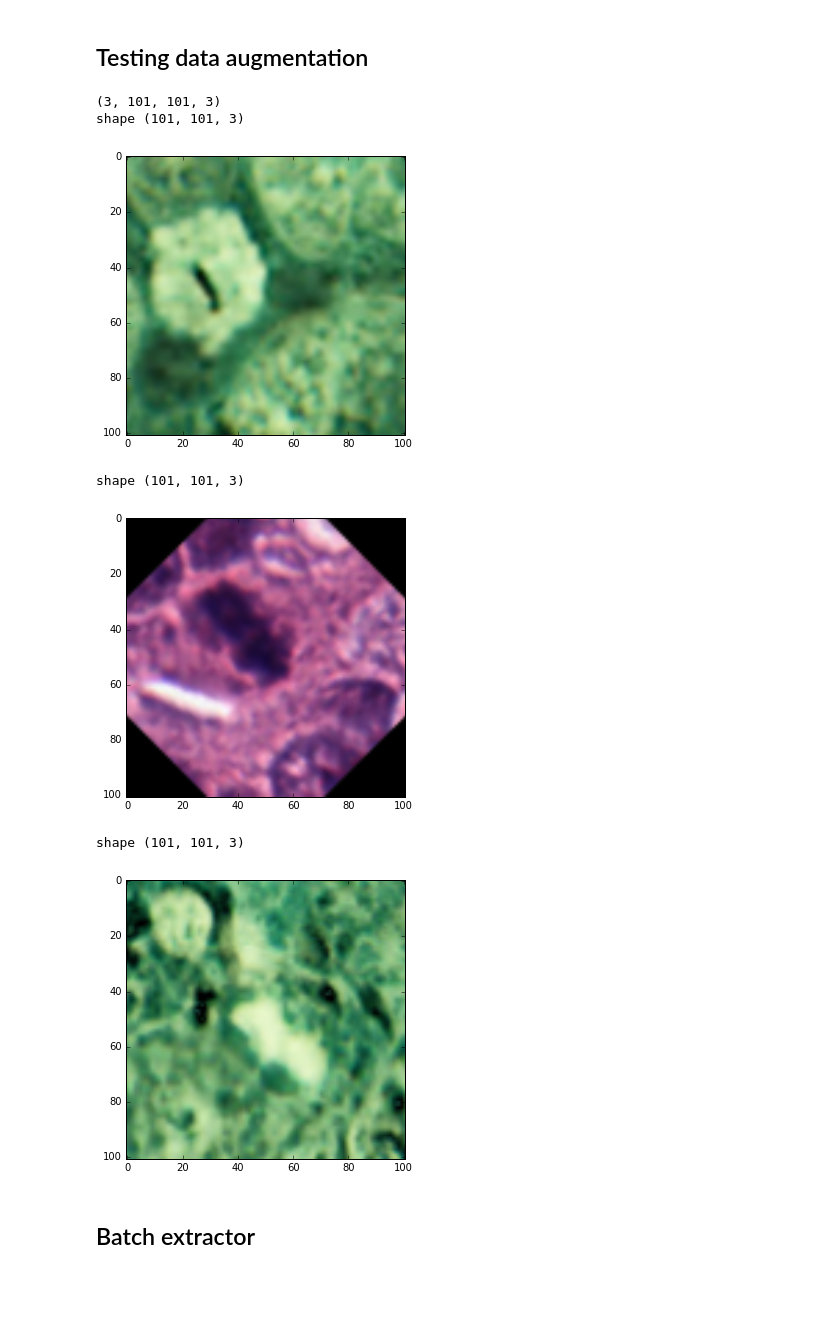
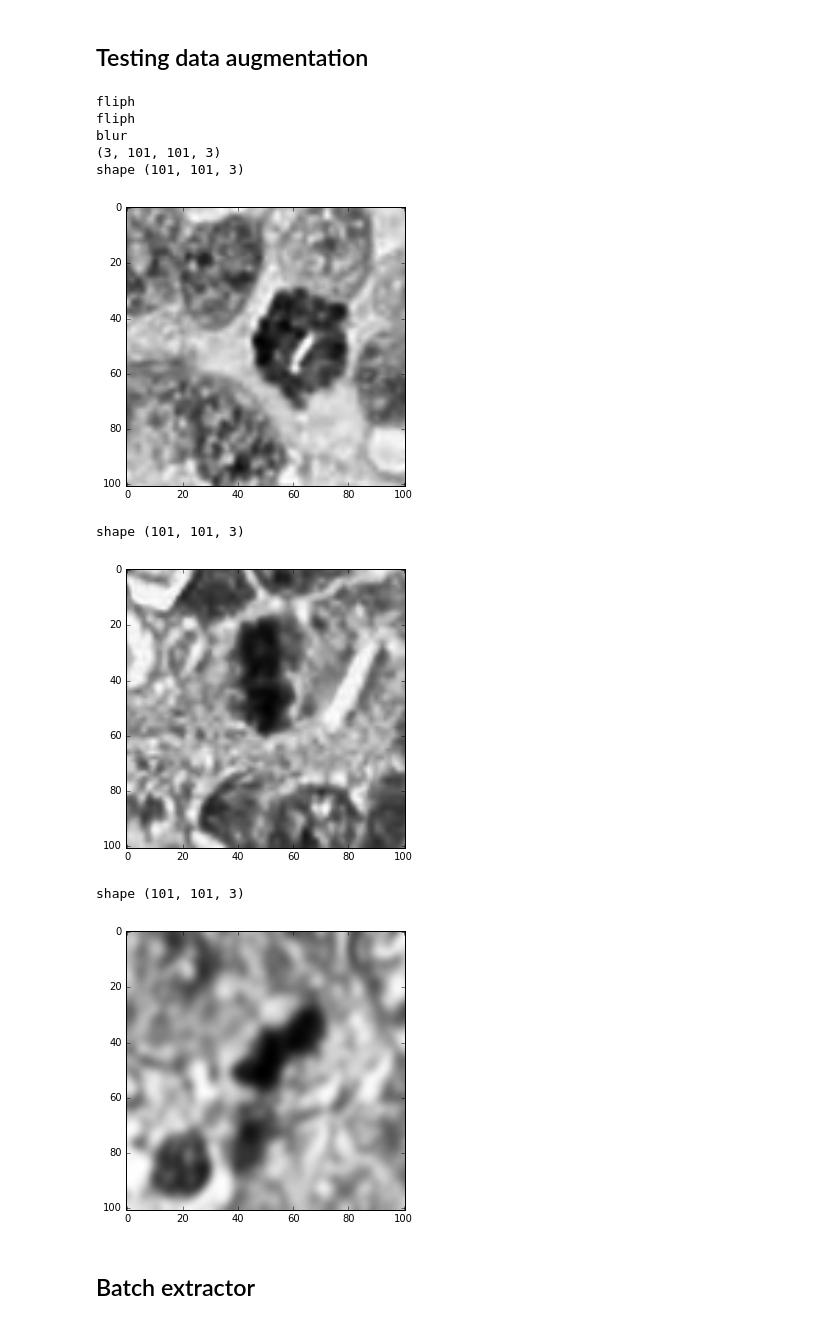
Before and after one commit to skjerns/ISMI, a Jupyter notebook: assignment_8/assignment_8.ipynb, the cells around one changed output. Cells and saved outputs as stored; diff of their text form; code cells hidden in the pictures; blank space fills up the shorter version.

```diff
--- a/assignment_8/assignment_8.ipynb
+++ b/assignment_8/assignment_8.ipynb
@@ -116,5 +116,5 @@ for i in range(10):
     img = np.asarray(Image.open(os.path.join(data_dir, 'training', 'positive', pos_cases[i][1])))
     plt.subplot(2,5,i+1)
     plt.axis('off')
-    plt.imshow(img)
+    plt.imshow(img[:,:,0], cmap='gray')
 # %% [output]
@@ -131,5 +131,5 @@ for i in range(10):
     img = np.asarray(Image.open(os.path.join(data_dir, 'training', 'negative', neg_cases[i][1])))
     plt.subplot(2,5,i+1)
     plt.axis('off')
-    plt.imshow(img)
+    plt.imshow(img[:,:,0], cmap='gray')
 # %% [output]
@@ -352,7 +352,7 @@ class MitosisCreator:
         elif fun == 'flipv':
             new_img = self.flipv(img)
         elif fun == 'zoom':
-            zoom = np.random.choice(np.arange(1.2,1.8,0.1))
+            zoom = np.random.choice(np.arange(1.2,1.4,0.1))
             new_img = self.zoom_in(img, zoom)
 
         return new_img
@@ -367,19 +367,22 @@ class MitosisCreator:
 
         new_img = []
         for f in self.imgs:
+
+#             img = imread(f)[:,:,:1] # red channel
             img = imread(f)
 
             for _ in range(self.copies):
+
                 fun = np.random.choice(transform)
 
                 if self.random:
+
                     if np.random.rand() > 0.5:
-                        new_img.append(self.apply_fun(img, fun))
+                        new_img.append(self.apply_fun(img, fun) / 255.)
                     else:
                         continue
-
                 else:
-                     new_img.append(self.apply_fun(img, fun))
+                     new_img.append(self.apply_fun(img, fun) / 255.)
 
 
         if len(new_img) > 1:
@@ -398,37 +401,41 @@ out = mit.run()
 print out.shape
 
 
 # fig, ax = plt.subplots(3, 3)
 # ax = ax.ravel()
 # for i, f in enumerate(testing):
 #     ii = i * c
 #     iii = i * n
 #     ax[ii].imshow(imread(f))
 #     ax[ii+1].imshow(out[iii])
 #     ax[ii+2].imshow(out[iii+1])
 
 #     n += 1
 # plt.show()
 
 for i in out:
     print 'shape', i.shape
     plt.figure(figsize=(5,5))
-    plt.imshow(i)
+    plt.imshow(i[:,:,0], cmap='gray')
+#     plt.imshow(i)
     plt.show()
 
 # for i in testing:
 #     plt.figure(figsize=(5,5))
 #     img = imread(i)
 #     plt.imshow(img)
 #     plt.show()
 # %% [output]
+fliph
+fliph
+blur
 (3, 101, 101, 3)
 shape (101, 101, 3)
-[figure, old version]
+[figure, new version]
 shape (101, 101, 3)
-[figure, old version]
+[figure, new version]
 shape (101, 101, 3)
-[figure, old version]
+[figure, new version]
 # %% [markdown]
 ## Batch extractor
 # %%
```
Also changed, not shown: parts of 14 cells of this notebook.
